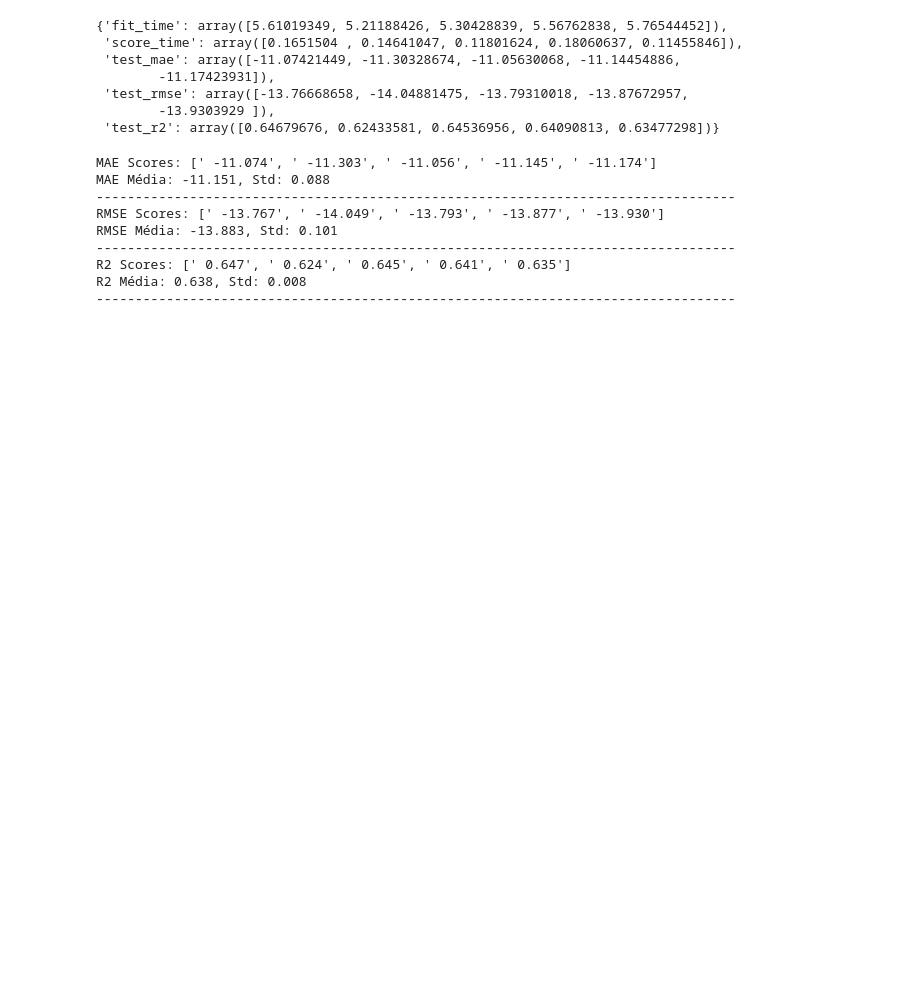
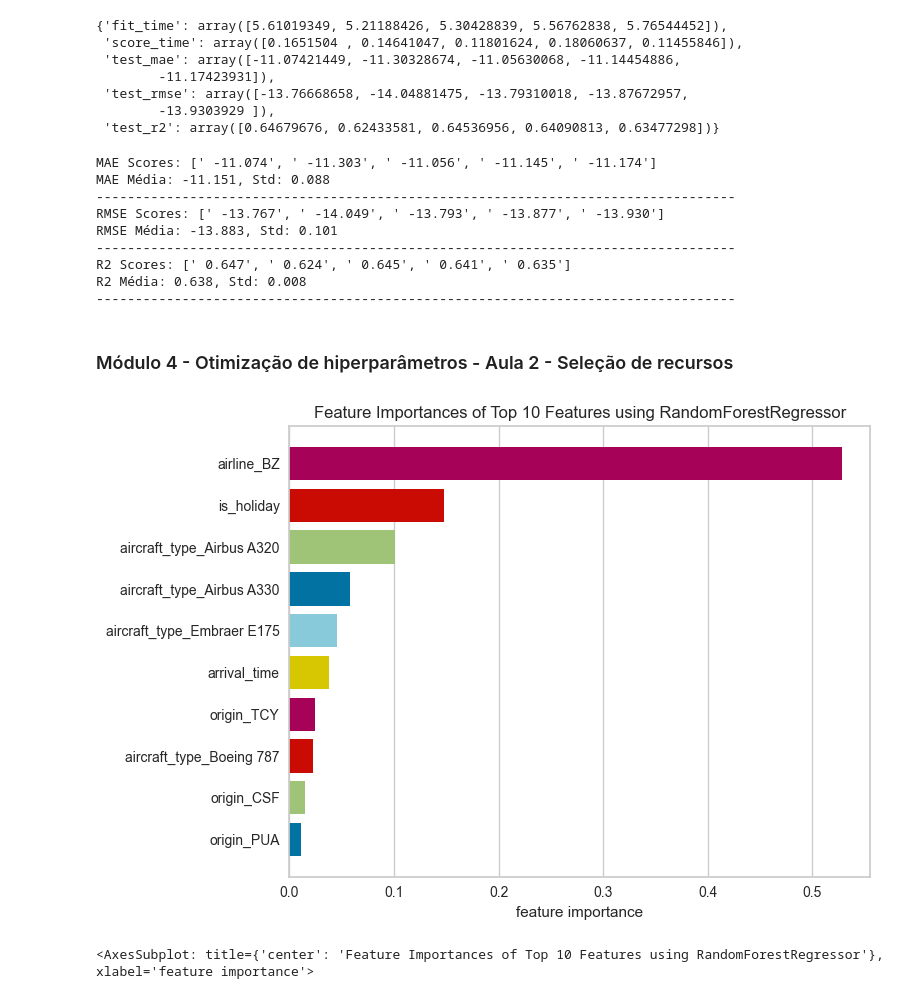
Before and after one commit to JCrpa/curso18_ia_aumentada_prevendo_atrasos_voos, a Jupyter notebook: ia_aumentada_prevendo_atrasos_voos.ipynb, the cells around one changed output. Saved outputs shown, nothing was run; the diff lists cells and outputs as text; code cells hidden in the pictures; blank space fills up the shorter version.

```diff
--- a/ia_aumentada_prevendo_atrasos_voos.ipynb
+++ b/ia_aumentada_prevendo_atrasos_voos.ipynb
@@ -575,3 +577,15 @@ RMSE Média: -13.883, Std: 0.101
 R2 Scores: [' 0.647', ' 0.624', ' 0.645', ' 0.641', ' 0.635']
 R2 Média: 0.638, Std: 0.008
 ----------------------------------------------------------------------------------
+# %% [markdown]
+### Módulo 4 - Otimização de hiperparâmetros - Aula 2 - Seleção de recursos
+# %%
+# Importar o FeatureImportances do Yellowbrick
+from yellowbrick.model_selection import FeatureImportances
+# Criar a visualização de importâncias das características
+viz = FeatureImportances(model_rf, relative=False, topn=10)
+viz.fit(X_train, y_train)
+viz.show()
+# %% [output]
+[figure, added]
+<AxesSubplot: title={'center': 'Feature Importances of Top 10 Features using RandomForestRegressor'}, xlabel='feature importance'>
```
Also changed, not shown: parts of 6 cells of this notebook.
